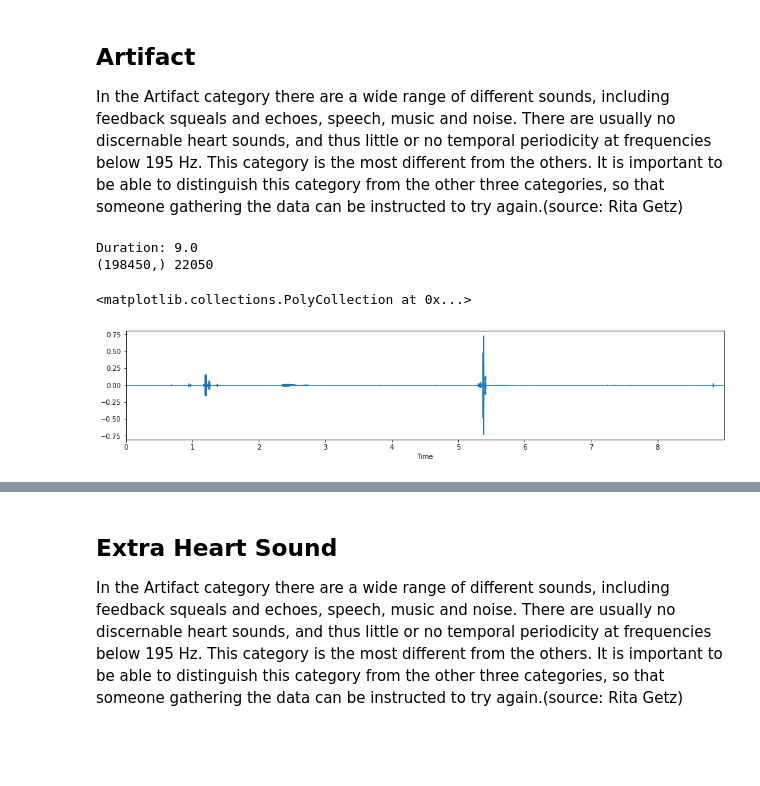
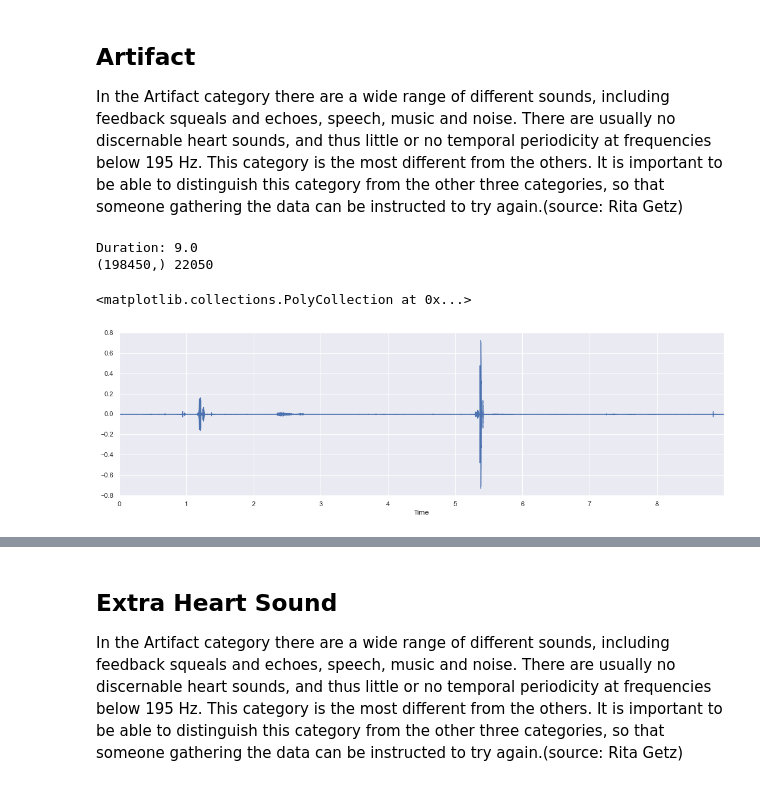
Before and after one commit to martinnss/Micro_Projects, a Jupyter notebook: apuntes datacamp/Time Seriesi.ipynb, the cells around one changed output, grey strips where cells are left out. Drawn from its saved outputs; the diff is of its cells as text; code cells hidden in the pictures; blank space fills up the shorter version.

```diff
--- a/apuntes datacamp/Time Seriesi.ipynb
+++ b/apuntes datacamp/Time Seriesi.ipynb
@@ -37,7 +39,7 @@ date
 [figure]
 # %%
 # parent folder of sound files
-INPUT_DIR=r"C:\Users\56945\Desktop\Data Science Portfolio\Heavy Datasets\heartbeats"
+INPUT_DIR=r"C:/Users/56945/Desktop/Data Science Portfolio/Heavy Datasets/heartbeats"
 # 16 KHz
 SAMPLE_RATE = 16000
 # seconds
@@ -131,0 +136,8 @@ duration: 4.963809523809524
+# %%
+nfile=pd.DataFrame(data={'time':time,'audio':audio})
+audio_rectified = nfile.apply(np.abs)
+
+sns.set(rc={'figure.figsize':(18,5)})
+audio_rectified_smooth = audio_rectified.rolling(50).mean()
+sns.lineplot(data=audio_rectified_smooth,x='time',y='audio')
+plt.show()
@@ -150,0 +177,8 @@ duration: 7.935555555555555
+# %%
+nfile=pd.DataFrame(data={'time':time_murmur,'audio':audio_murmur})
+audio_rectified = nfile.apply(np.abs)
+
+sns.set(rc={'figure.figsize':(18,5)})
+audio_rectified_smooth = audio_rectified.rolling(50).mean()
+sns.lineplot(data=audio_rectified_smooth,x='time',y='audio')
+plt.show()
@@ -167,0 +205,8 @@ duration: 4.676009070294785
+# %%
+nfile=pd.DataFrame(data={'time':time_es,'audio':audio_es})
+audio_rectified = nfile.apply(np.abs)
+
+sns.set(rc={'figure.figsize':(18,5)})
+audio_rectified_smooth = audio_rectified.rolling(50).mean()
+sns.lineplot(data=audio_rectified_smooth,x='time',y='audio')
+plt.show()
@@ -171,14 +218,15 @@ In the Artifact category there are a wide range of different sounds, including f
 # %%
 artifact_file=INPUT_DIR+"/set_a/artifact__201012172012.wav"
 audio_artifact,sfreq_artifact=lr.load(artifact_file)
 dur=lr.get_duration(audio_artifact)
+time_artifact=np.arange(0, len(audio_artifact)) / sfreq_artifact
 print("Duration:",dur)
 print(audio_artifact.shape,sfreq_artifact)
 
-plt.figure(figsize=(16, 3))
+plt.figure(figsize=(18,5))
 librosa.display.waveplot(audio_artifact,sr=sfreq_artifact)
 # %% [output]
 Duration: 9.0
 (198450,) 22050
 <matplotlib.collections.PolyCollection at 0x...>
-[figure, old version]
+[figure, new version]
```
Also changed, not shown: parts of 13 cells of this notebook.
